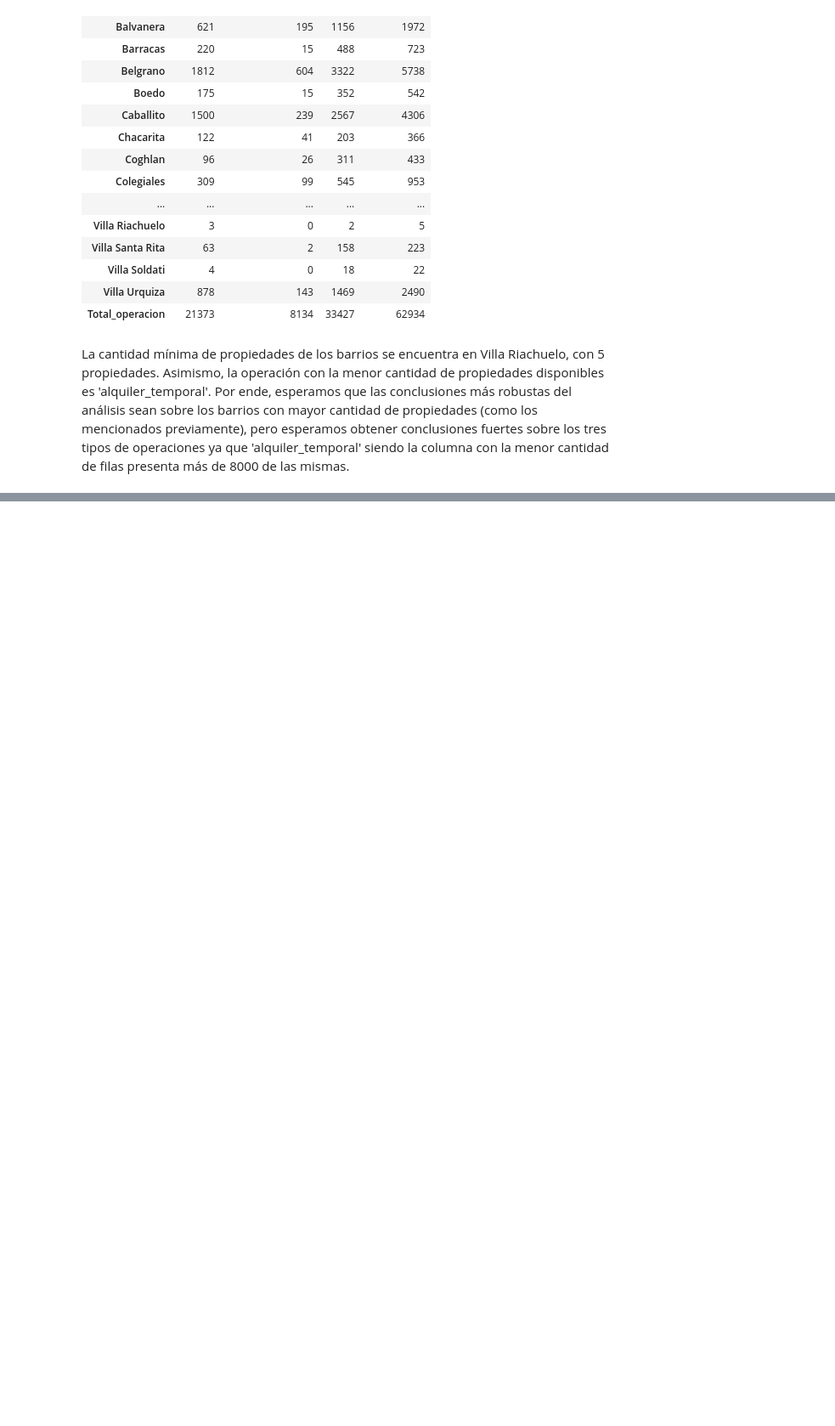
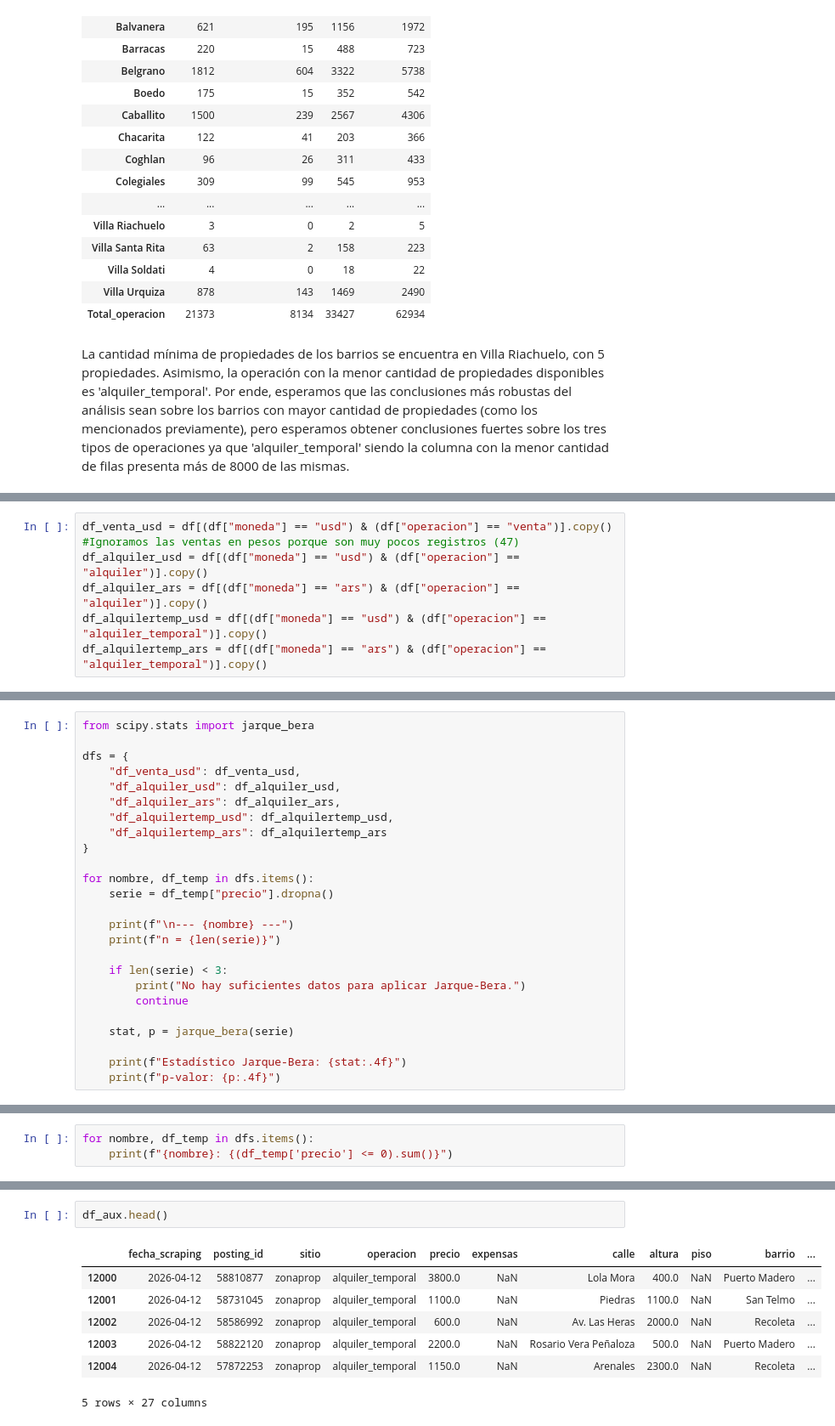
Before and after one commit to clararodriguezacevedo/descriptiva-real-estate, a Jupyter notebook: notebooks/eda.ipynb, the cells around one changed output, grey strips where cells are left out. Shown at 85% size. Saved outputs shown, nothing was run; the diff lists cells and outputs as text; blank space fills up the shorter version.

```diff
--- a/notebooks/eda.ipynb
+++ b/notebooks/eda.ipynb
@@ -377,0 +396,6 @@ La cantidad mínima de propiedades de los barrios se encuentra en Villa Riachuel
+# %%
+df_venta_usd = df[(df["moneda"] == "usd") & (df["operacion"] == "venta")].copy() #Ignoramos las ventas en pesos porque son muy pocos registros (47)
+df_alquiler_usd = df[(df["moneda"] == "usd") & (df["operacion"] == "alquiler")].copy()
+df_alquiler_ars = df[(df["moneda"] == "ars") & (df["operacion"] == "alquiler")].copy()
+df_alquilertemp_usd = df[(df["moneda"] == "usd") & (df["operacion"] == "alquiler_temporal")].copy()
+df_alquilertemp_ars = df[(df["moneda"] == "ars") & (df["operacion"] == "alquiler_temporal")].copy()
@@ -377,0 +404,25 @@ La cantidad mínima de propiedades de los barrios se encuentra en Villa Riachuel
+# %%
+from scipy.stats import jarque_bera
+
+dfs = {
+    "df_venta_usd": df_venta_usd,
+    "df_alquiler_usd": df_alquiler_usd,
+    "df_alquiler_ars": df_alquiler_ars,
+    "df_alquilertemp_usd": df_alquilertemp_usd,
+    "df_alquilertemp_ars": df_alquilertemp_ars
+}
+
+for nombre, df_temp in dfs.items():
+    serie = df_temp["precio"].dropna()
+
+    print(f"\n--- {nombre} ---")
+    print(f"n = {len(serie)}")
+
+    if len(serie) < 3:
+        print("No hay suficientes datos para aplicar Jarque-Bera.")
+        continue
+
+    stat, p = jarque_bera(serie)
+
+    print(f"Estadístico Jarque-Bera: {stat:.4f}")
+    print(f"p-valor: {p:.4f}")
@@ -377,0 +449,3 @@ La cantidad mínima de propiedades de los barrios se encuentra en Villa Riachuel
+# %%
+for nombre, df_temp in dfs.items():
+    print(f"{nombre}: {(df_temp['precio'] <= 0).sum()}")
@@ -377,0 +662,10 @@ La cantidad mínima de propiedades de los barrios se encuentra en Villa Riachuel
+# %%
+df_aux.head()
+# %% [output]
+|  | fecha_scraping | posting_id | sitio | operacion | precio | expensas | calle | altura | piso | barrio | ... |
+| 12000 | 2026-04-12 | 58810877 | zonaprop | alquiler_temporal | 3800.0 | NaN | Lola Mora | 400.0 | NaN | Puerto Madero | ... |
+| 12001 | 2026-04-12 | 58731045 | zonaprop | alquiler_temporal | 1100.0 | NaN | Piedras | 1100.0 | NaN | San Telmo | ... |
+| 12002 | 2026-04-12 | 58586992 | zonaprop | alquiler_temporal | 600.0 | NaN | Av. Las Heras | 2000.0 | NaN | Recoleta | ... |
+| 12003 | 2026-04-12 | 58822120 | zonaprop | alquiler_temporal | 2200.0 | NaN | Rosario Vera Peñaloza | 500.0 | NaN | Puerto Madero | ... |
+| 12004 | 2026-04-12 | 57872253 | zonaprop | alquiler_temporal | 1150.0 | NaN | Arenales | 2300.0 | NaN | Recoleta | ... |
+5 rows × 27 columns
```
Also changed, not shown: parts of 18 cells of this notebook.
